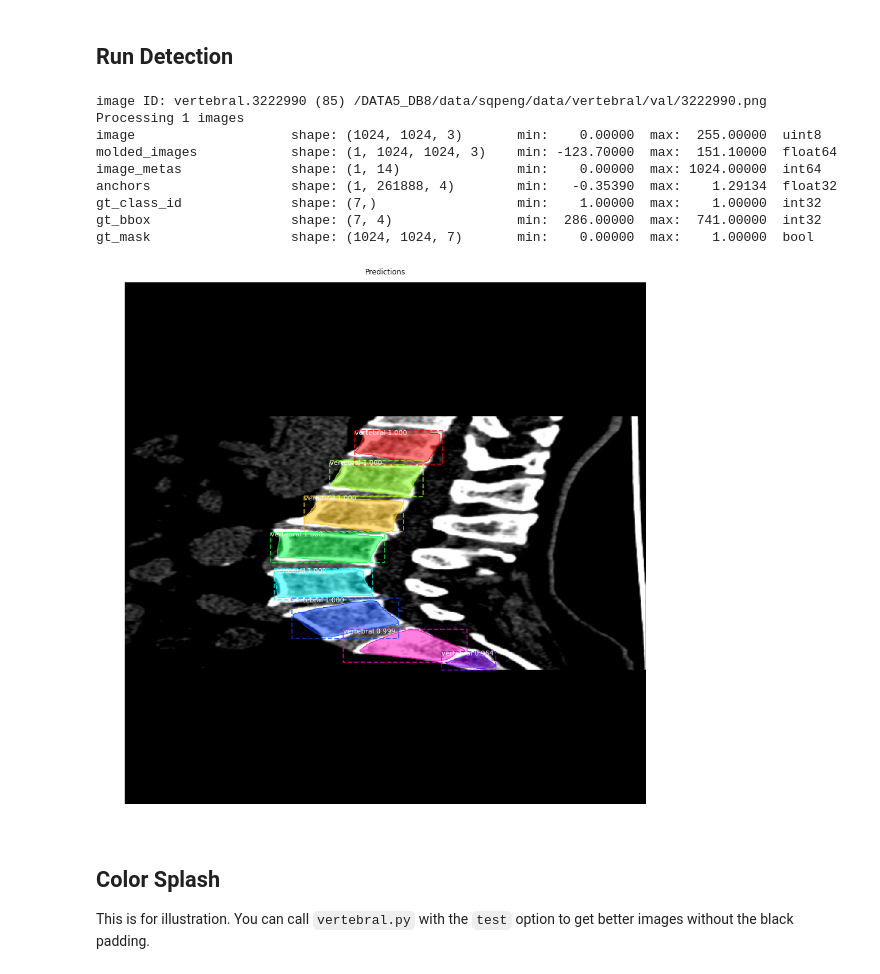
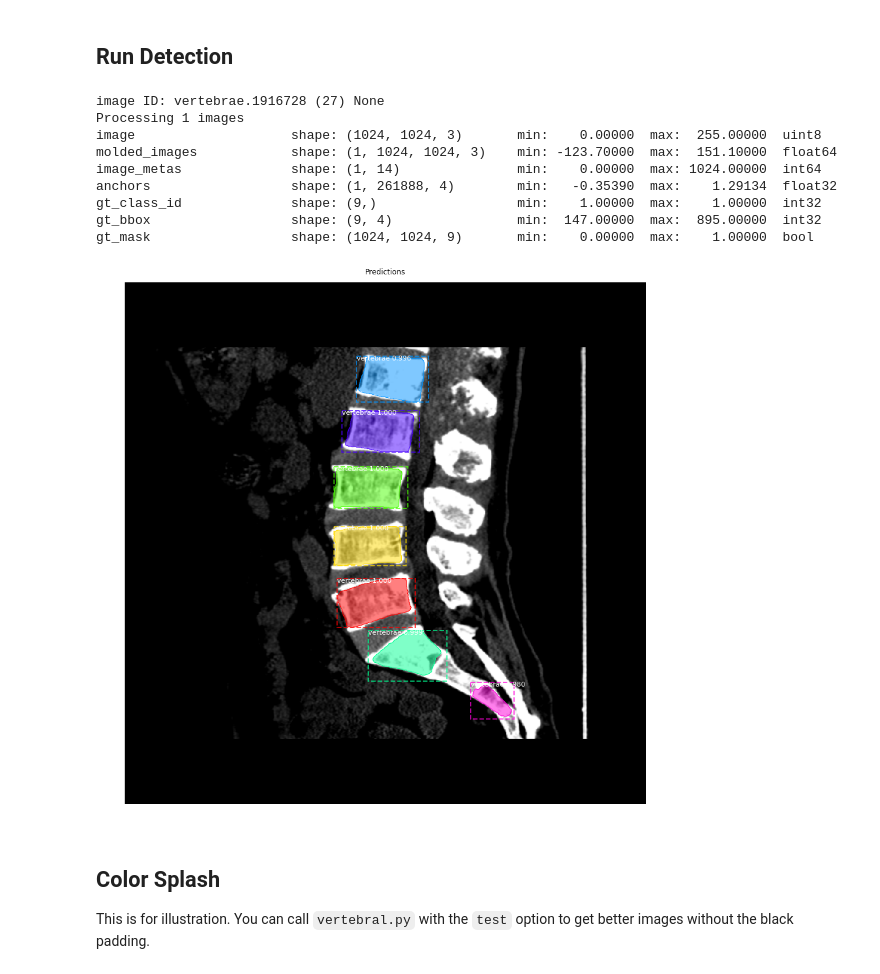
Before and after one commit to changguoji/Mask-RCNN-Vertebral-Segmentation, a Jupyter notebook: samples/vertebral/inspect_vertebral_model.ipynb, the cells around one changed output. Drawn from its saved outputs; the diff is of its cells as text; code cells hidden in the pictures.

```diff
--- a/samples/vertebral/inspect_vertebral_model.ipynb
+++ b/samples/vertebral/inspect_vertebral_model.ipynb
@@ -43,7 +43,7 @@ Using TensorFlow backend.
 ## Configurations
 # %%
 config = vertebral.VertebralConfig()
-VERTEBRAL_DIR = '/DATA5_DB8/data/sqpeng/data/vertebral'
+VERTEBRAL_DIR = '/DATA5_DB8/data/sqpeng/data/vertebrae'
 # %%
 # Override the training configurations with a few
 # changes for inferencing.
@@ -135,36 +135,37 @@ Re-starting from epoch 30
 # %% [markdown]
 ## Run Detection
 # %%
-image_id = random.choice(dataset.image_ids)
+# image_id = random.choice(dataset.image_ids)
+image_id = 27
 image, image_meta, gt_class_id, gt_bbox, gt_mask =\
     modellib.load_image_gt(dataset, config, image_id, use_mini_mask=False)
 info = dataset.image_info[image_id]
 print("image ID: {}.{} ({}) {}".format(info["source"], info["id"], image_id,
                                        dataset.image_reference(image_id)))
 
 # Run object detection
 results = model.detect([image], verbose=1)
 
 # Display results
 ax = get_ax(1)
 r = results[0]
 visualize.display_instances(image, r['rois'], r['masks'], r['class_ids'],
                             dataset.class_names, r['scores'], ax=ax,
                             title="Predictions")
 log("gt_class_id", gt_class_id)
 log("gt_bbox", gt_bbox)
 log("gt_mask", gt_mask)
 # %% [output]
-image ID: vertebral.3222990 (85) /DATA5_DB8/data/sqpeng/data/vertebral/val/3222990.png
+image ID: vertebrae.1916728 (27) None
 Processing 1 images
 image                    shape: (1024, 1024, 3)       min:    0.00000  max:  255.00000  uint8
 molded_images            shape: (1, 1024, 1024, 3)    min: -123.70000  max:  151.10000  float64
 image_metas              shape: (1, 14)               min:    0.00000  max: 1024.00000  int64
 anchors                  shape: (1, 261888, 4)        min:   -0.35390  max:    1.29134  float32
-gt_class_id              shape: (7,)                  min:    1.00000  max:    1.00000  int32
-gt_bbox                  shape: (7, 4)                min:  286.00000  max:  741.00000  int32
-gt_mask                  shape: (1024, 1024, 7)       min:    0.00000  max:    1.00000  bool
+gt_class_id              shape: (9,)                  min:    1.00000  max:    1.00000  int32
+gt_bbox                  shape: (9, 4)                min:  147.00000  max:  895.00000  int32
+gt_mask                  shape: (1024, 1024, 9)       min:    0.00000  max:    1.00000  bool
-[figure, old version]
+[figure, new version]
 # %% [markdown]
 ## Color Splash
 
```
Also changed, not shown: parts of 29 cells of this notebook, 3 other files.
